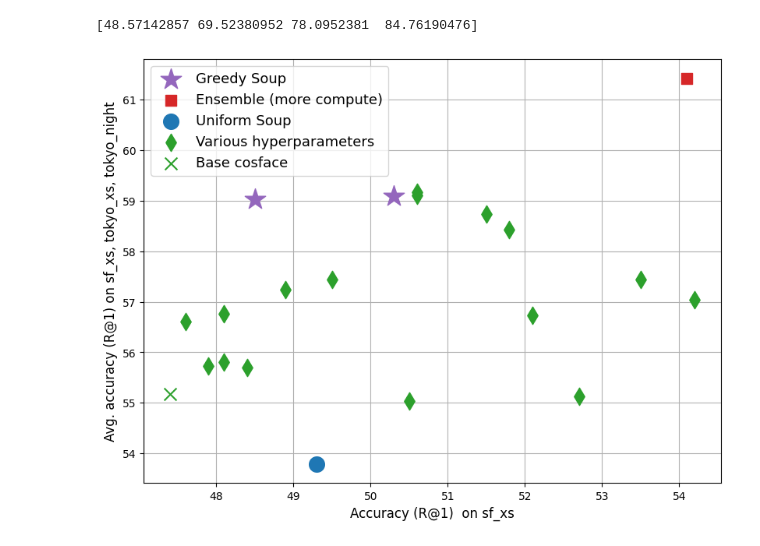
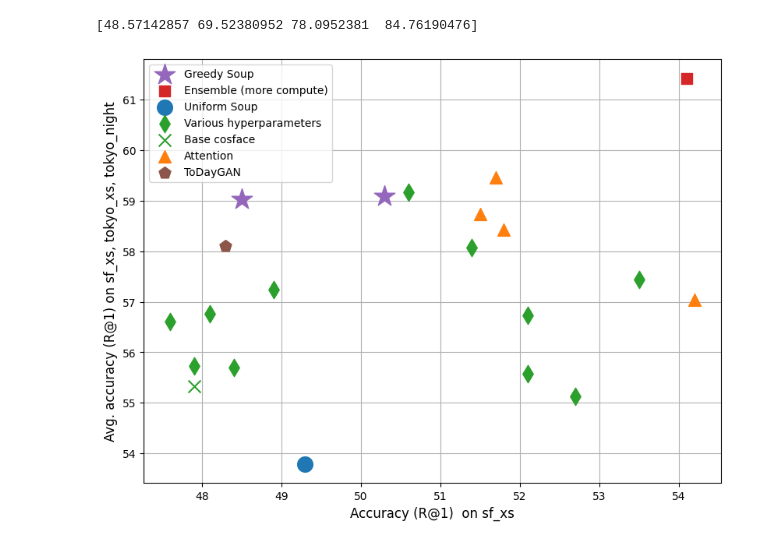
Before and after one commit to Salvo-kun/advanced-machine-learning, a Jupyter notebook: notebooks/soups.ipynb, the cells around one changed output. Drawn from its saved outputs; the diff is of its cells as text; code cells hidden in the pictures.

Commit message:
VG | DEV | Added images, fixed wrong results uploaded

```diff
--- a/notebooks/soups.ipynb
+++ b/notebooks/soups.ipynb
@@ -563,9 +563,18 @@ datasets = ['sf_xs', 'tokyo_xs', 'tokyo_night']
 
 with open('../results/individual_models.json', 'r') as f:
     individual_models = json.load(f)
+    individual_models_attention = { k: v for k,v in individual_models.items() if 'attention' in k }
+    individual_models_toDay = { k: v for k,v in individual_models.items() if 'toDay' in k }
+    individual_models = { k: v for k,v in individual_models.items() if 'attention' not in k and 'toDay' not in k }
 
 individual_model_db = { d: [individual_models[k][d] for k in individual_models] for d in datasets }
 individual_model_db['OOD'] = [1./len(datasets) * sum(individual_model_db[d][i] for d in datasets) for i, _ in enumerate(individual_models)]
+
+individual_models_attention_db = { d: [individual_models_attention[k][d] for k in individual_models_attention] for d in datasets }
+individual_models_attention_db['OOD'] = [1./len(datasets) * sum(individual_models_attention_db[d][i] for d in datasets) for i, _ in enumerate(individual_models_attention)]
+
+individual_models_toDay_db = { d: [individual_models_toDay[k][d] for k in individual_models_toDay] for d in datasets }
+individual_models_toDay_db['OOD'] = [1./len(datasets) * sum(individual_models_toDay_db[d][i] for d in datasets) for i, _ in enumerate(individual_models_toDay)]
 
 with open('../results/uniform_soups.json', 'r') as f:
     uniform_soups = json.load(f)
@@ -618,32 +627,55 @@ ax.scatter(
     zorder=10
 )
 
 base_idx = list(individual_models).index('cosface_standard')
 
 ax.scatter(
     individual_model_db['sf_xs'][0:base_idx] + individual_model_db['sf_xs'][base_idx+1:],
     individual_model_db['OOD'][0:base_idx] + individual_model_db['OOD'][base_idx+1:],
     marker='d',
     color='C2',
     s=130,
     label='Various hyperparameters',
     zorder=10
 )
 
 ax.scatter(
     individual_model_db['sf_xs'][base_idx],
     individual_model_db['OOD'][base_idx],
     marker='x',
     color='C2',
     s=130,
     label='Base cosface',
     zorder=10
 )
 
 ax.set_ylabel('Avg. accuracy (R@1) on sf_xs, tokyo_xs, tokyo_night', fontsize=12)
 ax.set_xlabel('Accuracy (R@1)  on sf_xs', fontsize=12)
 ax.grid()
-ax.legend(fontsize=13)
+ax.legend(fontsize=10, loc='upper left')
 plt.savefig('../results/soups.png', bbox_inches='tight')
+
+ax.scatter(
+    individual_models_attention_db['sf_xs'],
+    individual_models_attention_db['OOD'],
+    marker='^',
+    color='C1',
+    s=130,
+    label='Attention',
+    zorder=10
+)
+
+ax.scatter(
+    individual_models_toDay_db['sf_xs'],
+    individual_models_toDay_db['OOD'],
+    marker='p',
+    color='C5',
+    s=130,
+    label='ToDayGAN',
+    zorder=10
+)
+
+ax.legend(fontsize=10, loc='upper left')
+plt.savefig('../results/all_models.png', bbox_inches='tight')
 # %% [output]
-[figure, old version]
+[figure, new version]
```
Also changed, not shown: 3 other files.
